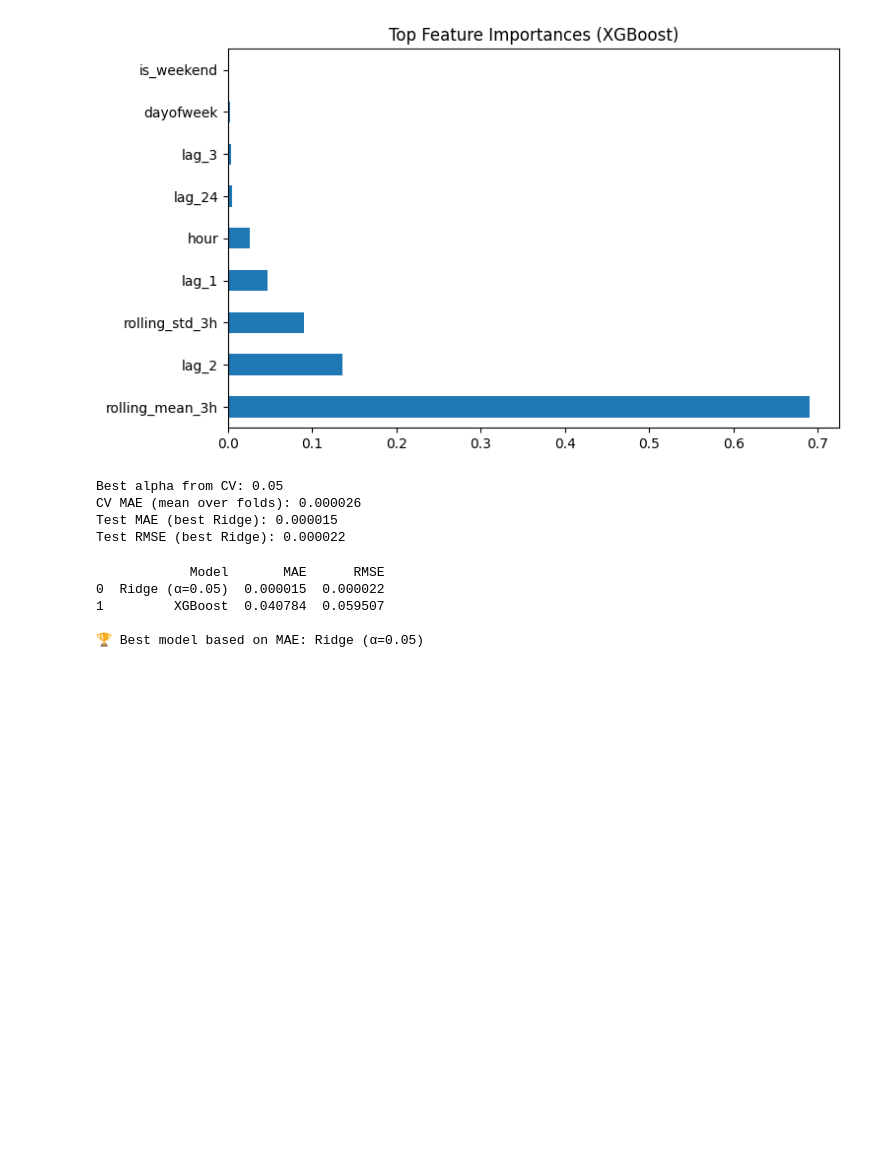
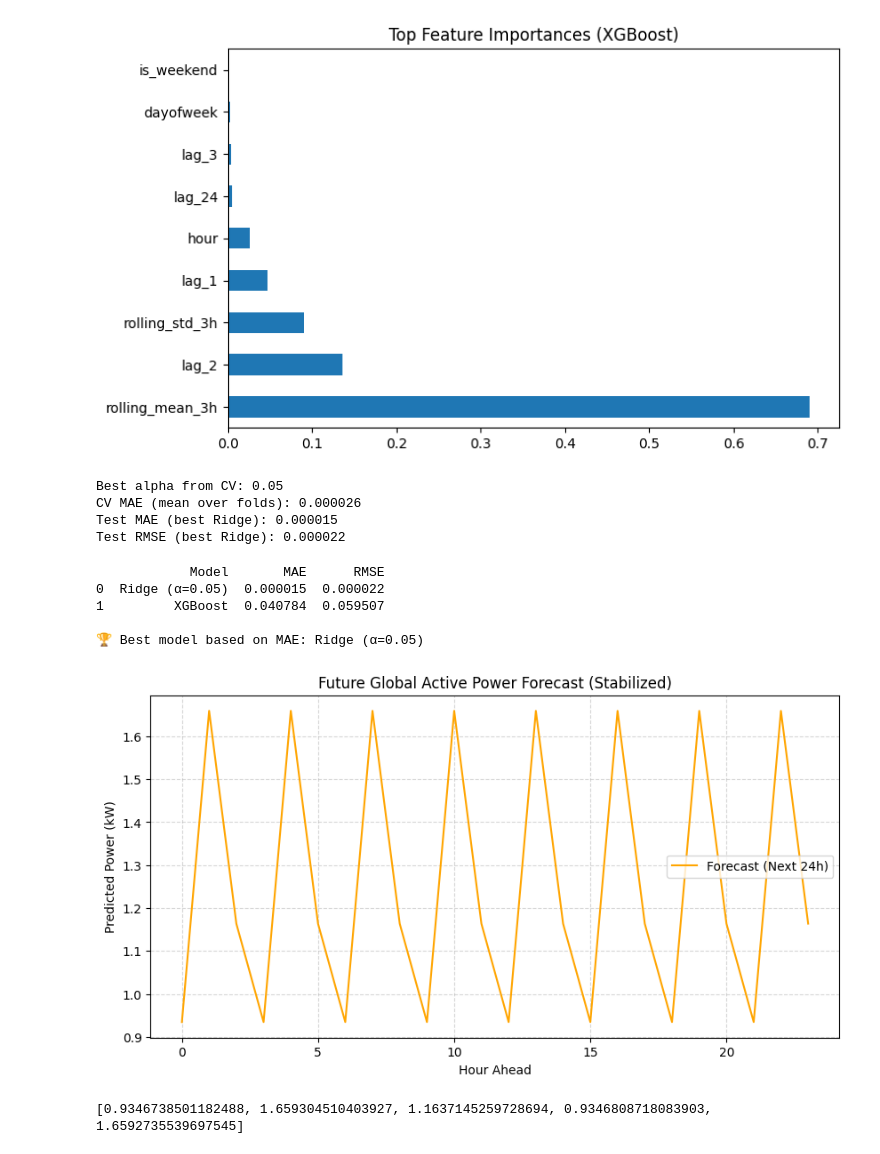
Before and after one commit to yashraj2310/Smart-energy-Forecast, a Jupyter notebook: endsem-project.ipynb, the cells around one changed output. Saved outputs shown, nothing was run; the diff lists cells and outputs as text; code cells hidden in the pictures; blank space fills up the shorter version.

```diff
--- a/endsem-project.ipynb
+++ b/endsem-project.ipynb
@@ -481,3 +481,53 @@ print(f"\n🏆 Best model based on MAE: {best_model_name}")
 1         XGBoost  0.040784  0.059507
 
 🏆 Best model based on MAE: Ridge (α=0.05)
+# %%
+import numpy as np
+import matplotlib.pyplot as plt
+
+future_steps = 24
+last_known_data = X_test.iloc[[-1]].copy()
+forecast_values = []
+
+for step in range(future_steps):
+    # Align columns to training features
+    last_known_data = last_known_data.reindex(columns=best_ridge.feature_names_in_, fill_value=0)
+
+    # Predict next step
+    pred = best_ridge.predict(last_known_data.ffill().fillna(0))[0]
+    forecast_values.append(pred)
+
+    # Update lag features dynamically
+    last_known_data['lag_3'] = last_known_data['lag_2']
+    last_known_data['lag_2'] = last_known_data['lag_1']
+    last_known_data['lag_1'] = pred
+
+    # Update rolling features
+    last_known_data['rolling_mean_3h'] = (
+        last_known_data[['lag_1', 'lag_2', 'lag_3']].mean(axis=1)
+    )
+    last_known_data['rolling_std_3h'] = (
+        last_known_data[['lag_1', 'lag_2', 'lag_3']].std(axis=1)
+    )
+
+    # Update time features
+    if 'hour' in last_known_data.columns:
+        last_known_data['hour'] = (last_known_data['hour'] + 1) % 24
+    if 'dayofweek' in last_known_data.columns:
+        last_known_data['dayofweek'] = (
+            last_known_data['dayofweek'] + (1 if last_known_data['hour'].iloc[0] == 0 else 0)
+        ) % 7
+
+plt.figure(figsize=(10,5))
+plt.plot(range(future_steps), forecast_values, color='orange', label='Forecast (Next 24h)')
+plt.title("Future Global Active Power Forecast (Stabilized)")
+plt.xlabel("Hour Ahead")
+plt.ylabel("Predicted Power (kW)")
+plt.legend()
+plt.grid(True, linestyle='--', alpha=0.5)
+plt.show()
+
+print(forecast_values[:5])
+# %% [output]
+[figure, added]
+[0.9346738501182488, 1.659304510403927, 1.1637145259728694, 0.9346808718083903, 1.6592735539697545]
```
Also changed, not shown: parts of 2 cells of this notebook.
